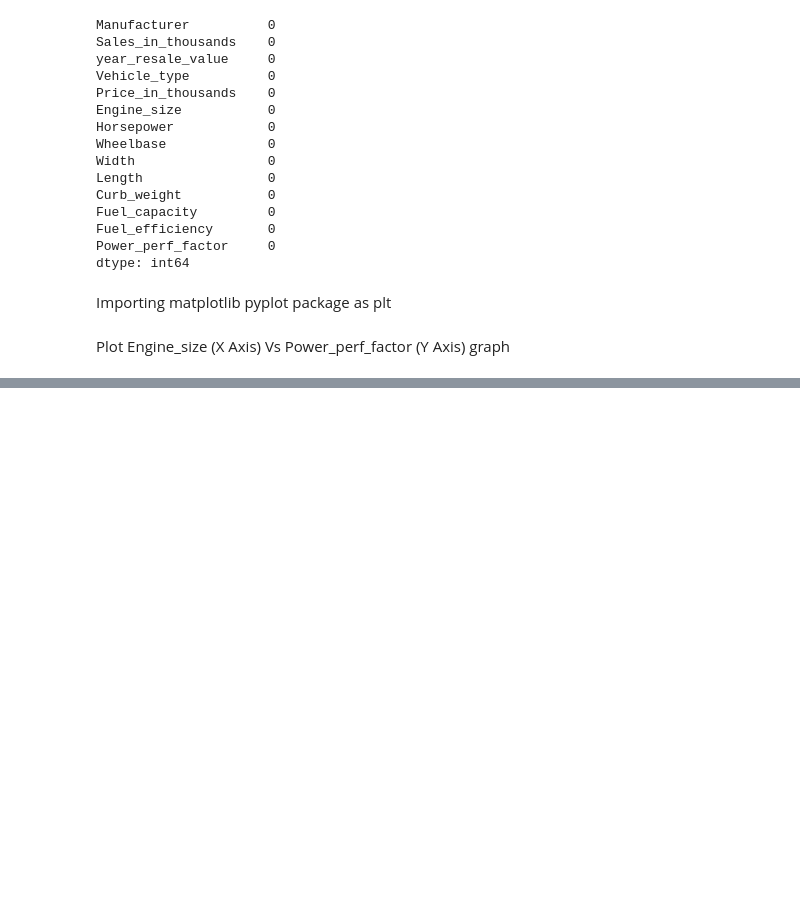
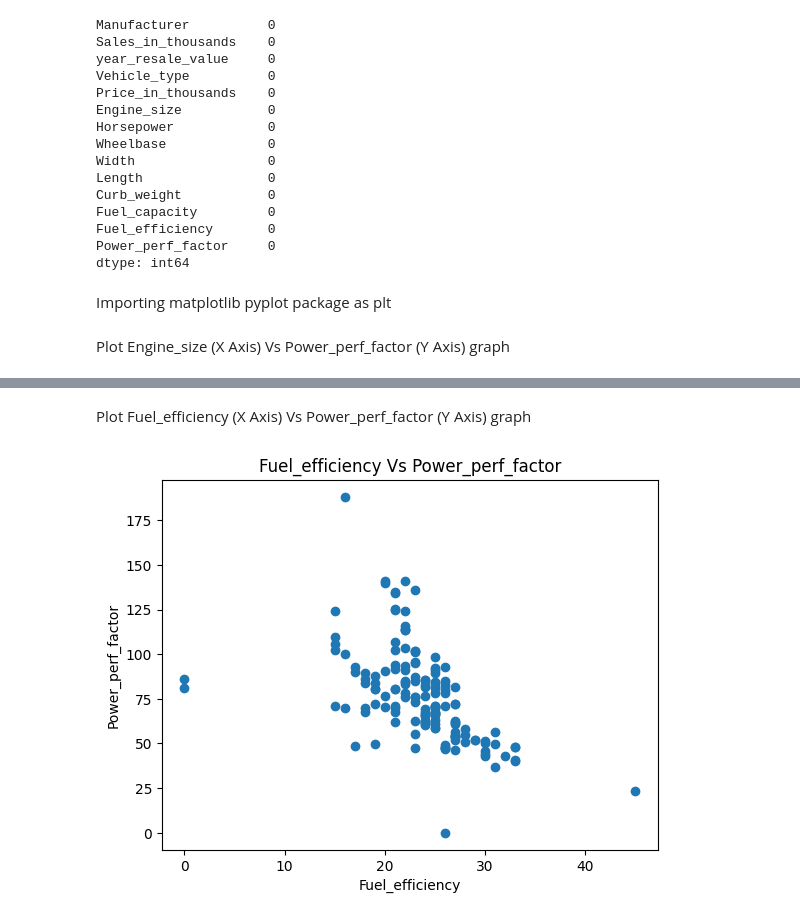
Before and after one commit to Esteban-Quevedo/carpf_model, a Jupyter notebook: dataset_analysis.ipynb, the cells around one changed output, grey strips where cells are left out. Drawn from its saved outputs; the diff is of its cells as text; code cells hidden in the pictures; blank space fills up the shorter version.

```diff
--- a/dataset_analysis.ipynb
+++ b/dataset_analysis.ipynb
@@ -159,0 +162,10 @@ plt.show()
+# %% [markdown]
+Plot Fuel_efficiency (X Axis) Vs Power_perf_factor (Y Axis) graph
+# %%
+plt.scatter(x = df['Fuel_efficiency'], y=df['Power_perf_factor'])
+plt.title('Fuel_efficiency Vs Power_perf_factor')
+plt.xlabel('Fuel_efficiency')
+plt.ylabel('Power_perf_factor')
+plt.show()
+# %% [output]
+[figure, added]
```
Also changed, not shown: parts of 20 cells of this notebook, 2 other files.
